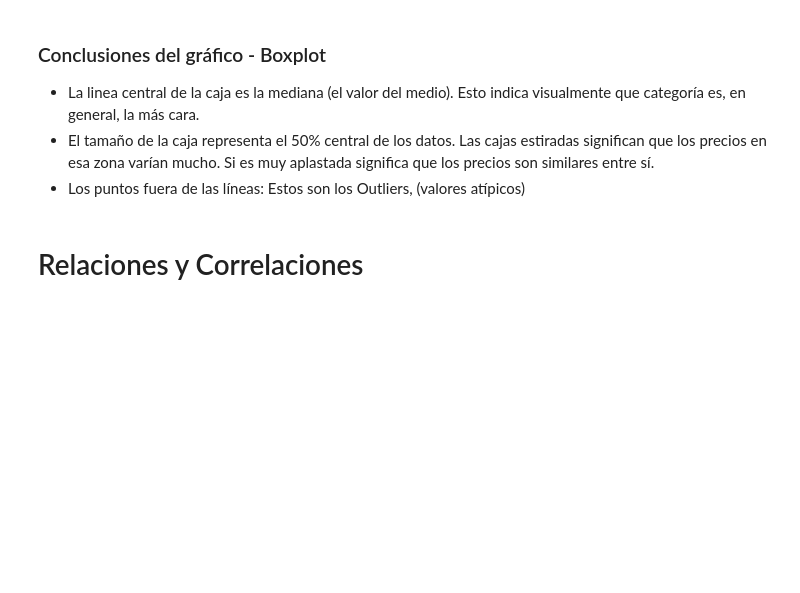
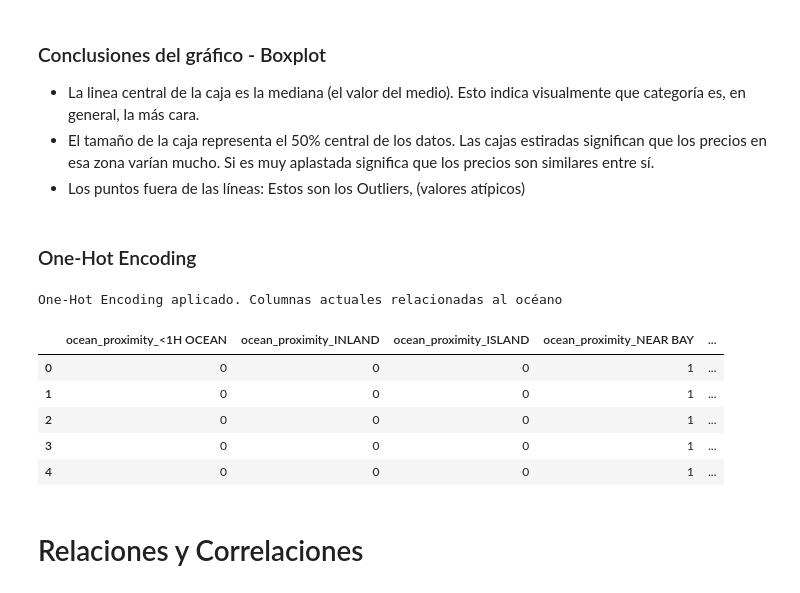
Before and after one commit to NicolasFleitas/the-hatch-01-california-housing, a Jupyter notebook: analisis_mercado_inmobiliario_california.ipynb, the cells around one changed output. Cells and saved outputs as stored; diff of their text form; code cells hidden in the pictures; blank space fills up the shorter version.

Commit message:
feat: aplicar one-hot encoding a ocean-proximity para incluirlo en modelos matematicos

```diff
--- a/analisis_mercado_inmobiliario_california.ipynb
+++ b/analisis_mercado_inmobiliario_california.ipynb
@@ -148,6 +187,25 @@ plt.show()
 - La linea central de la caja es la mediana (el valor del medio). Esto indica visualmente que categoría es, en general, la más cara.
 - El tamaño de la caja representa el 50% central de los datos. Las cajas estiradas significan que los precios en esa zona varían mucho. Si es muy aplastada significa que los precios son similares entre sí.
 - Los puntos fuera de las líneas: Estos son los Outliers, (valores atípicos)
+# %% [markdown]
+### One-Hot Encoding
+# %%
+# Convertimos la columna categórica en múltiples columnas de 1s y 0s
+# Usamos dtype=int para que sean números enteros en lugar de booleanos (True/False)
+df_california = pd.get_dummies(df_california, columns=['ocean_proximity']).astype(int)
+
+print("One-Hot Encoding aplicado. Columnas actuales relacionadas al océano")
+# Mostramos solo las columnas nuevas que se generaron
+columnas_oceano = [col for col in df_california.columns if 'ocean_proximity' in col]
+display(df_california[columnas_oceano].head())
+# %% [output]
+One-Hot Encoding aplicado. Columnas actuales relacionadas al océano
+|  | ocean_proximity_<1H OCEAN | ocean_proximity_INLAND | ocean_proximity_ISLAND | ocean_proximity_NEAR BAY | ... |
+| 0 | 0 | 0 | 0 | 1 | ... |
+| 1 | 0 | 0 | 0 | 1 | ... |
+| 2 | 0 | 0 | 0 | 1 | ... |
+| 3 | 0 | 0 | 0 | 1 | ... |
+| 4 | 0 | 0 | 0 | 1 | ... |
 # %% [markdown]
 # Relaciones y Correlaciones
 # %%
```
Also changed, not shown: parts of 6 cells of this notebook.
